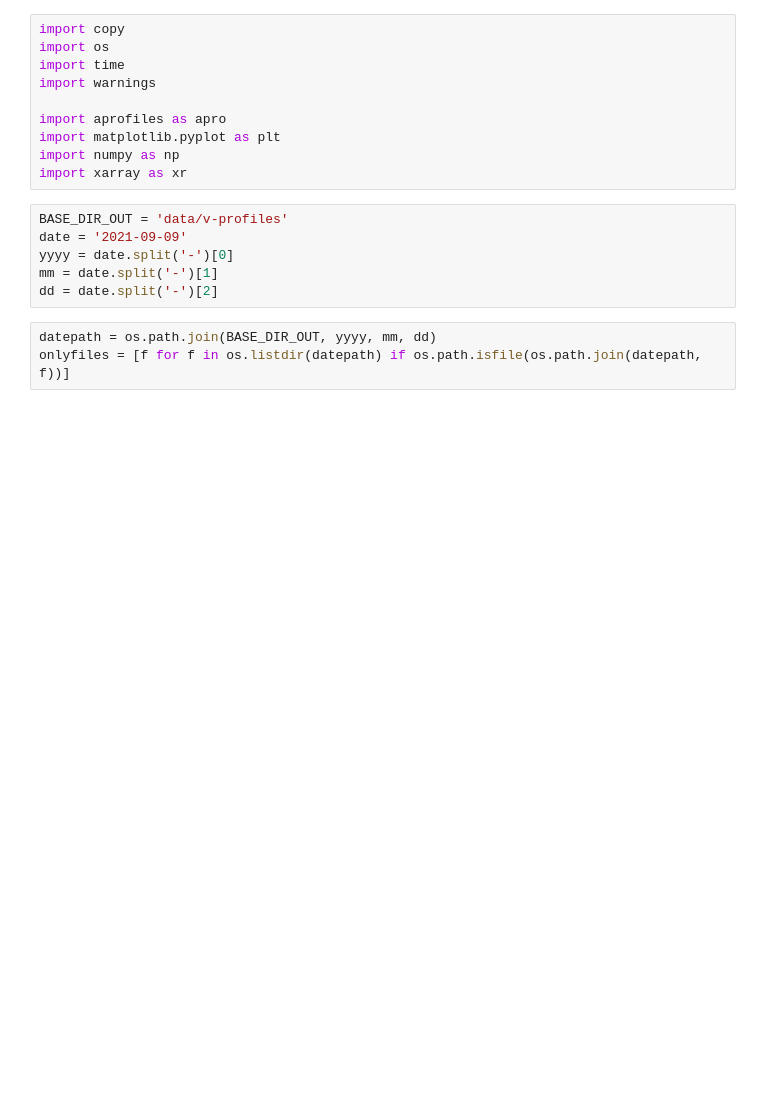
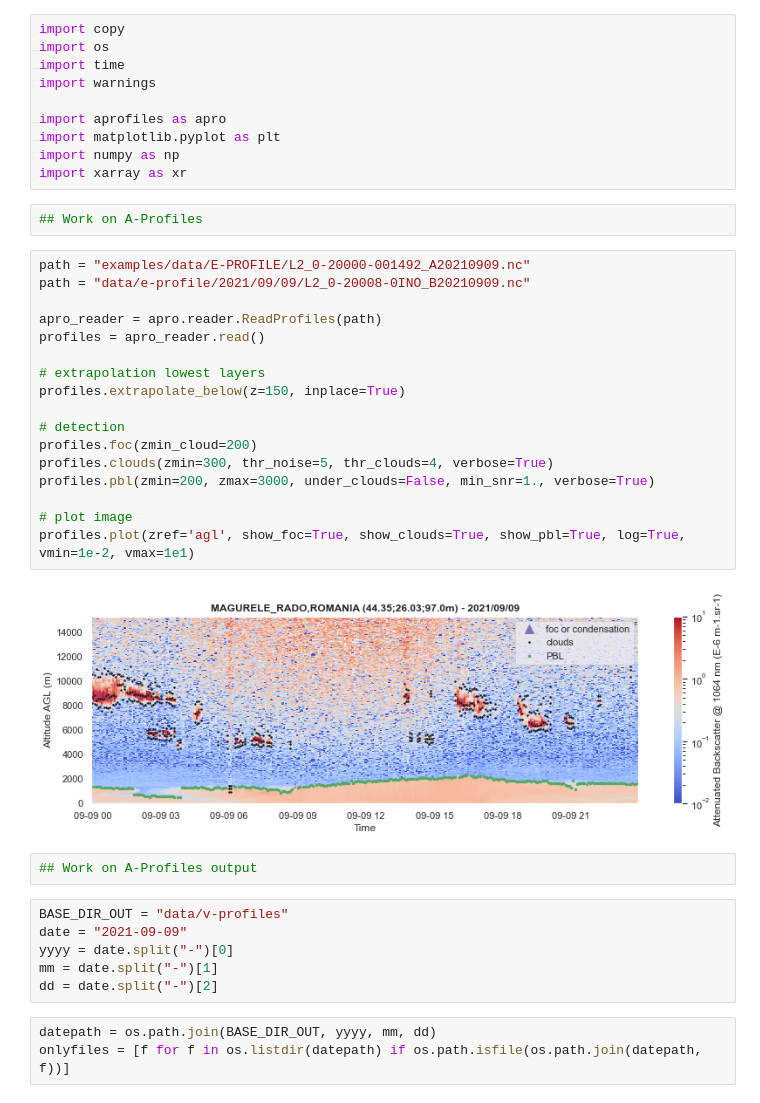
Before and after one commit to AugustinMortier/a-profiles, a Jupyter notebook: dev.ipynb, the cells around one changed output. Cells and saved outputs as stored; diff of their text form; blank space fills up the shorter version.

```diff
--- a/dev.ipynb
+++ b/dev.ipynb
@@ -8,12 +8,35 @@ import aprofiles as apro
 import matplotlib.pyplot as plt
 import numpy as np
 import xarray as xr
+# %%
+## Work on A-Profiles
+# %%
+path = "examples/data/E-PROFILE/L2_0-20000-001492_A20210909.nc"
+path = "data/e-profile/2021/09/09/L2_0-20008-0INO_B20210909.nc"
+
+apro_reader = apro.reader.ReadProfiles(path)
+profiles = apro_reader.read()
+
+# extrapolation lowest layers
+profiles.extrapolate_below(z=150, inplace=True)
+
+# detection
+profiles.foc(zmin_cloud=200)
+profiles.clouds(zmin=300, thr_noise=5, thr_clouds=4, verbose=True)
+profiles.pbl(zmin=200, zmax=3000, under_clouds=False, min_snr=1., verbose=True)
+
+# plot image
+profiles.plot(zref='agl', show_foc=True, show_clouds=True, show_pbl=True, log=True, vmin=1e-2, vmax=1e1)
+# %% [output]
+[figure, added]
+# %%
+## Work on A-Profiles output
 # %%
-BASE_DIR_OUT = 'data/v-profiles'
-date = '2021-09-09'
-yyyy = date.split('-')[0]
-mm = date.split('-')[1]
-dd = date.split('-')[2]
+BASE_DIR_OUT = "data/v-profiles"
+date = "2021-09-09"
+yyyy = date.split("-")[0]
+mm = date.split("-")[1]
+dd = date.split("-")[2]
 # %%
 datepath = os.path.join(BASE_DIR_OUT, yyyy, mm, dd)
 onlyfiles = [f for f in os.listdir(datepath) if os.path.isfile(os.path.join(datepath, f))]
```
Also changed, not shown: parts of 10 cells of this notebook, 1 other file.
